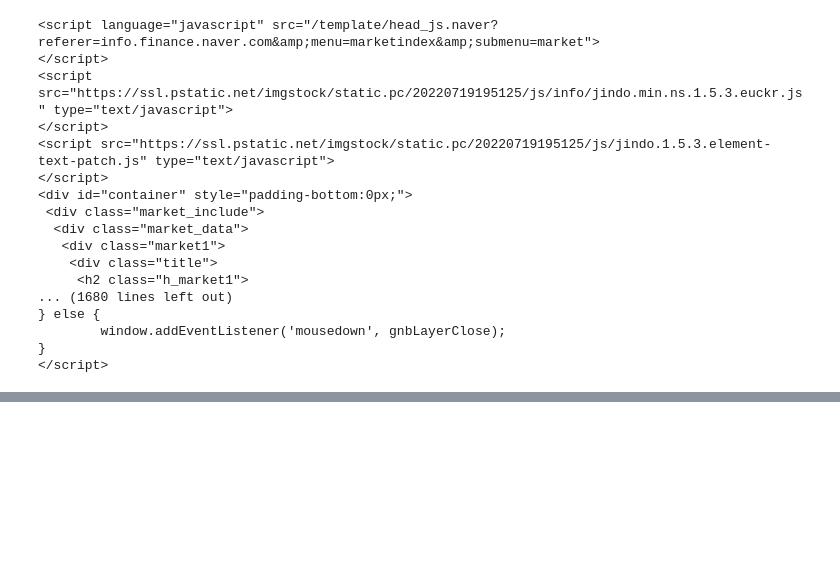
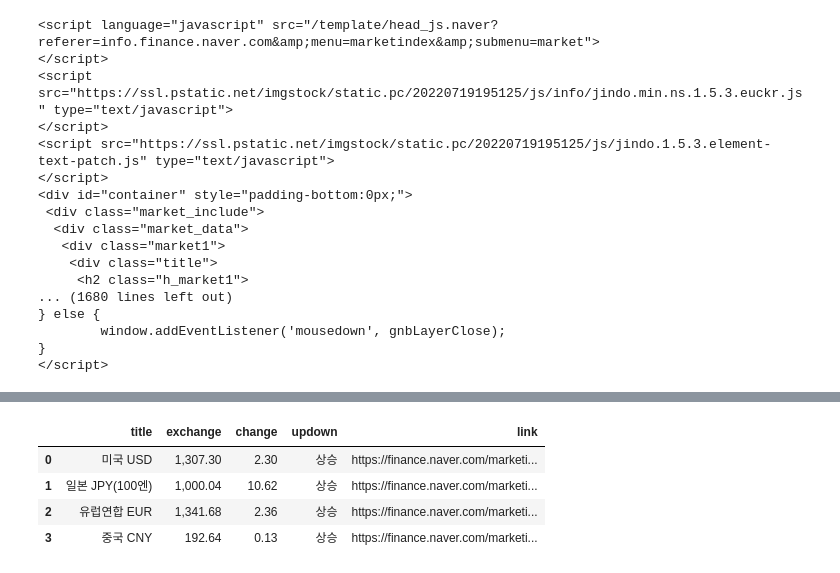
Before and after one commit to newrandom/Zero_part5_EDA-scrapping, a Jupyter notebook: chapter/04-05. 크롬 개발자 도구 이용하기.ipynb, the cells around one changed output, grey strips where cells are left out. Cells and saved outputs as stored; diff of their text form; code cells hidden in the pictures; blank space fills up the shorter version.

```diff
--- a/chapter/04-05. 크롬 개발자 도구 이용하기.ipynb
+++ b/chapter/04-05. 크롬 개발자 도구 이용하기.ipynb
@@ -49,0 +138,4 @@ print(soup.prettify())
+# %%
+url = 'https://finance.naver.com/marketindex/'
+response=requests.get(url)
+response
@@ -49,0 +144,3 @@ print(soup.prettify())
+# %%
+soup = BeautifulSoup(response.text, 'html.parser')
+print(soup.prettify())
@@ -49,0 +165,4 @@ print(soup.prettify())
+# %%
+# soup.find_all('li', 'on')
+# exchangeList = soup.select('li')        # li 태그만 가져오면 37개가 나옴.
+exchangeList = soup.select('#exchangeList > li')        # 특정 id 안에 li 태그를 가져오면 4개만 가져오게 된다.
@@ -49,0 +201,15 @@ print(soup.prettify())
+# %%
+exchange_datas = []
+baseUrl = 'https://finance.naver.com'
+
+for item in exchangeList:
+    data = {
+        'title' : item.select_one('.h_lst').get_text(),
+        'exchange' : item.select_one('.value').get_text(),
+        'change' : item.select_one('.change').get_text(),
+        'updown' : item.select_one('div.head_info > .blind').get_text(),
+        'link' : baseUrl + item.select_one('a')['href']
+    }
+
+    print(data)
+    exchange_datas.append(data)
@@ -49,0 +223,9 @@ print(soup.prettify())
+# %%
+df = pd.DataFrame(exchange_datas)
+df.head()
+# %% [output]
+|  | title | exchange | change | updown | link |
+| 0 | 미국 USD | 1,307.30 | 2.30 | 상승 | https://finance.naver.com/marketi... |
+| 1 | 일본 JPY(100엔) | 1,000.04 | 10.62 | 상승 | https://finance.naver.com/marketi... |
+| 2 | 유럽연합 EUR | 1,341.68 | 2.36 | 상승 | https://finance.naver.com/marketi... |
+| 3 | 중국 CNY | 192.64 | 0.13 | 상승 | https://finance.naver.com/marketi... |
```
Also changed, not shown: parts of 21 cells of this notebook, 8 other files.
